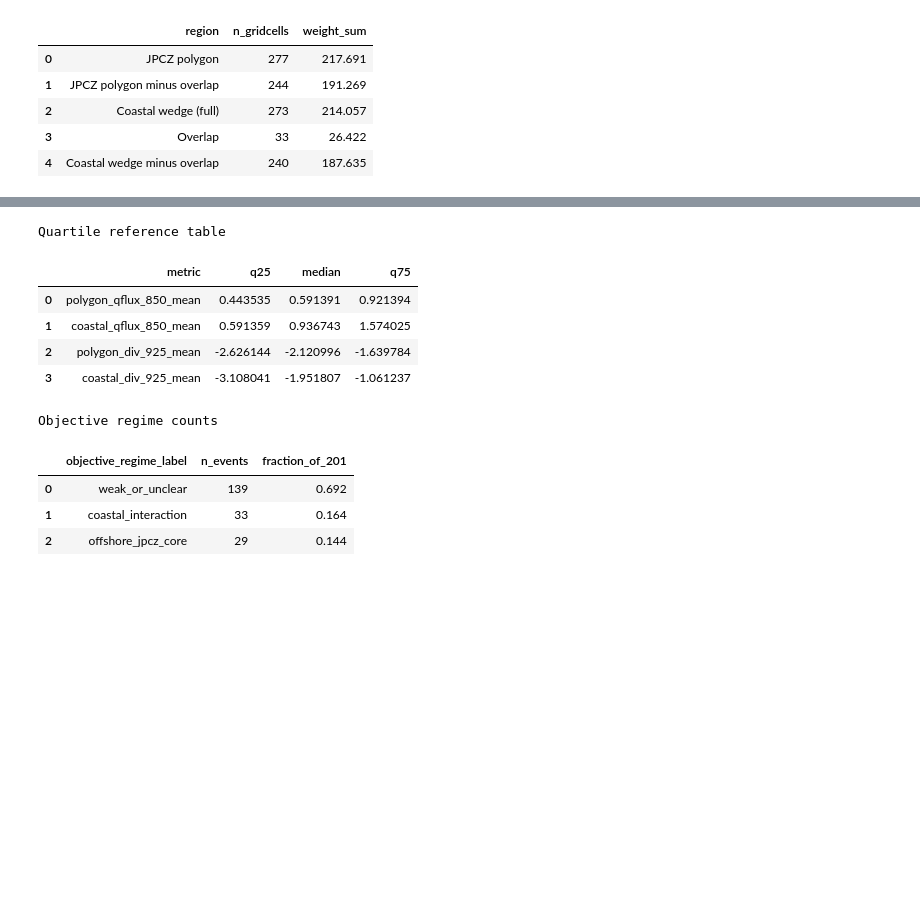
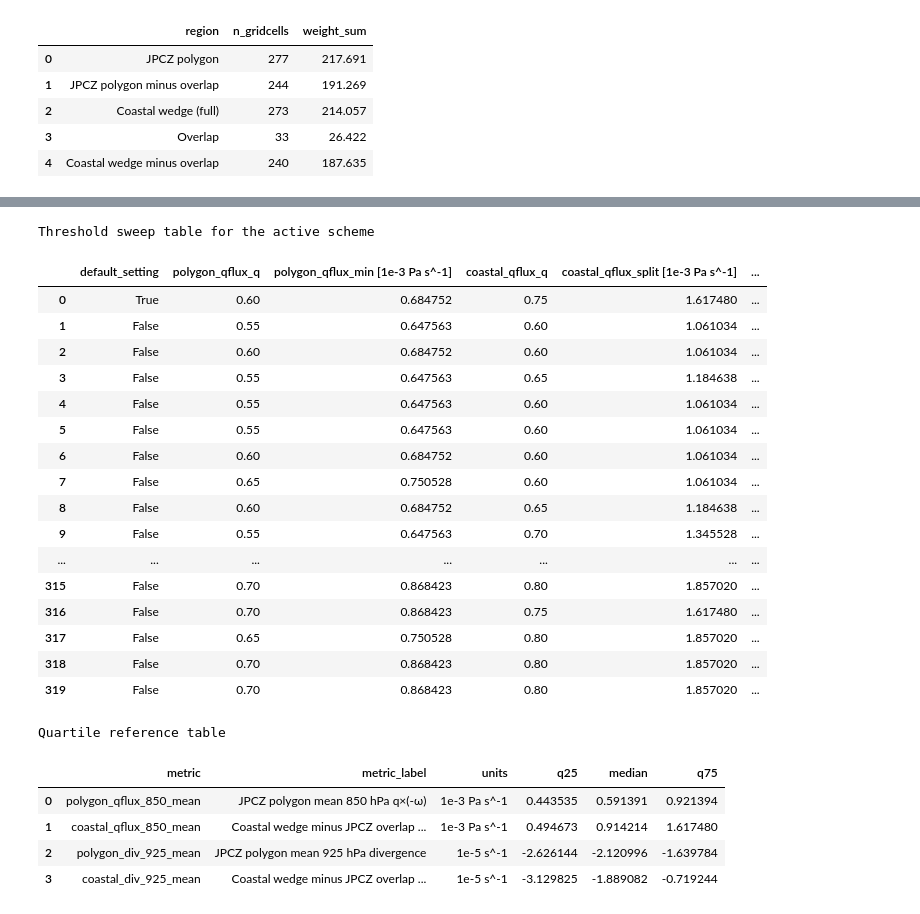
Before and after one commit to angelicasophyaramirez-blip/JPCZcatalogcolab, a Jupyter notebook: notebook16-pcolormesh/notebooks/22_objective_coastal_box_metrics_and_labels.ipynb, the cells around one changed output, grey strips where cells are left out. Saved outputs shown, nothing was run; the diff lists cells and outputs as text; code cells hidden in the pictures; blank space fills up the shorter version.

```diff
--- a/notebook16-pcolormesh/notebooks/22_objective_coastal_box_metrics_and_labels.ipynb
+++ b/notebook16-pcolormesh/notebooks/22_objective_coastal_box_metrics_and_labels.ipynb
@@ -976,6 +1112,8 @@ calc_b_scheme_outputs = build_scheme_outputs(
 
 labeled_metrics_calc_b_df = calc_b_scheme_outputs["labeled_metrics_df"]
 threshold_summary_calc_b_df = calc_b_scheme_outputs["threshold_summary_df"]
+threshold_sensitivity_calc_b_df = calc_b_scheme_outputs["threshold_sensitivity_df"]
+threshold_sensitivity_calc_b_display_df = calc_b_scheme_outputs["threshold_sensitivity_display_df"]
 quartile_reference_calc_b_df = calc_b_scheme_outputs["quartile_reference_df"]
 label_count_calc_b_df = calc_b_scheme_outputs["label_count_summary_df"]
 objective_vs_k2_calc_b_df = calc_b_scheme_outputs["objective_vs_k2_counts_df"]
@@ -984,8 +1122,11 @@ labeled_metrics_calc_b_display_df = calc_b_scheme_outputs["display_df"]
 
 print("Calculation B: full JPCZ polygon plus coastal wedge minus overlap")
 print("- The JPCZ polygon keeps the overlap. The coastal-wedge mean excludes the overlap cells.")
-print("\nTested threshold table")
+print("\nThreshold origin table (quartiles plus active threshold)")
 display(threshold_summary_calc_b_df)
+print("\nThreshold sweep table for Calculation B")
+with pd.option_context("display.max_rows", None, "display.max_columns", None):
+    display(threshold_sensitivity_calc_b_display_df)
 print("\nQuartile reference table")
 display(quartile_reference_calc_b_df)
 print("\nObjective regime counts")
@@ -1065,27 +1224,32 @@ calc_c_scheme_outputs = build_scheme_outputs(
 
 labeled_metrics_calc_c_df = calc_c_scheme_outputs["labeled_metrics_df"]
 threshold_summary_calc_c_df = calc_c_scheme_outputs["threshold_summary_df"]
+threshold_sensitivity_calc_c_df = calc_c_scheme_outputs["threshold_sensitivity_df"]
+threshold_sensitivity_calc_c_display_df = calc_c_scheme_outputs["threshold_sensitivity_display_df"]
 quartile_reference_calc_c_df = calc_c_scheme_outputs["quartile_reference_df"]
 label_count_calc_c_df = calc_c_scheme_outputs["label_count_summary_df"]
 objective_vs_k2_calc_c_df = calc_c_scheme_outputs["objective_vs_k2_counts_df"]
 objective_vs_k3_calc_c_df = calc_c_scheme_outputs["objective_vs_k3_counts_df"]
 labeled_metrics_calc_c_display_df = calc_c_scheme_outputs["display_df"]
 
-# Make Calculation C the active downstream classification by default.
-labeled_metrics_df = labeled_metrics_calc_c_df
-threshold_summary_df = threshold_summary_calc_c_df
-quartile_reference_df = quartile_reference_calc_c_df
-label_count_summary_df = label_count_calc_c_df
-objective_vs_k2_counts_df = objective_vs_k2_calc_c_df
-objective_vs_k3_counts_df = objective_vs_k3_calc_c_df
+# Make Calculation B the active downstream classification by default.
+labeled_metrics_df = labeled_metrics_calc_b_df
+threshold_summary_df = threshold_summary_calc_b_df
+threshold_sensitivity_df = threshold_sensitivity_calc_b_df
+threshold_sensitivity_display_df = threshold_sensitivity_calc_b_display_df
+quartile_reference_df = quartile_reference_calc_b_df
+label_count_summary_df = label_count_calc_b_df
+objective_vs_k2_counts_df = objective_vs_k2_calc_b_df
+objective_vs_k3_counts_df = objective_vs_k3_calc_b_df
 polygon_region_weight_field_active = weights_polygon
 polygon_region_label_active = "JPCZ polygon"
-coastal_region_weight_field_active = weights_coastal_full
-coastal_region_label_active = "Coastal wedge (full)"
+coastal_region_weight_field_active = weights_coastal_only
+coastal_region_label_active = "Coastal wedge minus JPCZ overlap"
 
 # Save the active outputs to the standard notebook paths.
 labeled_metrics_df.to_csv(EVENT_METRICS_PATH, index=False)
 threshold_summary_df.to_csv(THRESHOLD_TABLE_PATH, index=False)
+threshold_sensitivity_df.to_csv(THRESHOLD_SENSITIVITY_PATH, index=False)
 quartile_reference_df.to_csv(OBJECTIVE_EXPORT_DIR / "objective_coastal_box_quartile_reference.csv", index=False)
 label_count_summary_df.to_csv(LABEL_COUNT_SUMMARY_PATH, index=False)
 objective_vs_k2_counts_df.to_csv(OBJECTIVE_K2_CROSSTAB_PATH)
@@ -1093,6 +1257,7 @@ objective_vs_k3_counts_df.to_csv(OBJECTIVE_K3_CROSSTAB_PATH)
 for path in [
     EVENT_METRICS_PATH,
     THRESHOLD_TABLE_PATH,
+    THRESHOLD_SENSITIVITY_PATH,
     LABEL_COUNT_SUMMARY_PATH,
     OBJECTIVE_K2_CROSSTAB_PATH,
     OBJECTIVE_K3_CROSSTAB_PATH,
@@ -1187,7 +1352,7 @@ for path in [
 
 print("Calculation C: full JPCZ polygon plus full coastal wedge")
 print("- This is the baseline setup where both regions keep the overlap.")
-print("- This is now the active downstream scheme for composites and the saved event table.")
+print("- Calculation C is the full-overlap sensitivity check only; Calculation B remains the active downstream scheme.")
 print("\nTested threshold table")
 display(threshold_summary_calc_c_df)
 print("\nQuartile reference table")
@@ -1491,6 +1657,7 @@ Saved Notebook 22 objective-group composite plots
 # %%
 required_globals = [
     "threshold_summary_df",
+    "threshold_sensitivity_display_df",
     "quartile_reference_df",
     "label_count_summary_df",
     "objective_vs_k2_counts_df",
@@ -1506,13 +1673,16 @@ if missing_globals:
 
 print("Notebook 22 summary")
 print("- This notebook follows the simplified method: coastal strip plus JPCZ polygon, moisture flux plus divergence.")
-print("- The main downstream result currently uses Calculation C, where both the JPCZ polygon and the coastal wedge keep the overlap.")
+print("- The main downstream result now uses Calculation B, where the full JPCZ polygon keeps the overlap and the coastal wedge removes it.")
 print("- Calculation A tests what changes when the overlap is removed from the polygon only.")
-print("- Calculation B tests what changes when the overlap is removed from the coastal wedge only.")
+print("- Calculation C remains the full-overlap sensitivity check.")
 print("- The Calculation C / comparison cell above shows how much the 201-event split changes across all three treatments.")
-print("- Quartiles are shown only as reference for choosing the starting thresholds.")
-print("\nTested threshold table")
+print("- The tables below show both where the active thresholds came from and how the event counts change when the thresholds are tweaked.")
+print("\nThreshold origin table (quartiles plus active threshold)")
 display(threshold_summary_df)
+print("\nThreshold sweep table for the active scheme")
+with pd.option_context("display.max_rows", None, "display.max_columns", None):
+    display(threshold_sensitivity_display_df)
 print("\nQuartile reference table")
 display(quartile_reference_df)
 print("\nObjective regime counts")
@@ -1547,11 +1717,24 @@ Tested threshold table
-Quartile reference table
+Threshold sweep table for the active scheme
-|  | metric | q25 | median | q75 |
-| 0 | polygon_qflux_850_mean | 0.443535 | 0.591391 | 0.921394 |
-| 1 | coastal_qflux_850_mean | 0.591359 | 0.936743 | 1.574025 |
-| 2 | polygon_div_925_mean | -2.626144 | -2.120996 | -1.639784 |
-| 3 | coastal_div_925_mean | -3.108041 | -1.951807 | -1.061237 |
+|  | default_setting | polygon_qflux_q | polygon_qflux_min [1e-3 Pa s^-1] | coastal_qflux_q | coastal_qflux_split [1e-3 Pa s^-1] | ... |
+| 0 | True | 0.60 | 0.684752 | 0.75 | 1.617480 | ... |
+| 1 | False | 0.55 | 0.647563 | 0.60 | 1.061034 | ... |
+| 2 | False | 0.60 | 0.684752 | 0.60 | 1.061034 | ... |
+| 3 | False | 0.55 | 0.647563 | 0.65 | 1.184638 | ... |
+| 4 | False | 0.55 | 0.647563 | 0.60 | 1.061034 | ... |
+| 5 | False | 0.55 | 0.647563 | 0.60 | 1.061034 | ... |
+| 6 | False | 0.60 | 0.684752 | 0.60 | 1.061034 | ... |
+| 7 | False | 0.65 | 0.750528 | 0.60 | 1.061034 | ... |
+| 8 | False | 0.60 | 0.684752 | 0.65 | 1.184638 | ... |
+| 9 | False | 0.55 | 0.647563 | 0.70 | 1.345528 | ... |
+| ... | ... | ... | ... | ... | ... | ... |
+| 315 | False | 0.70 | 0.868423 | 0.80 | 1.857020 | ... |
+| 316 | False | 0.70 | 0.868423 | 0.75 | 1.617480 | ... |
+| 317 | False | 0.65 | 0.750528 | 0.80 | 1.857020 | ... |
+| 318 | False | 0.70 | 0.868423 | 0.80 | 1.857020 | ... |
+| 319 | False | 0.70 | 0.868423 | 0.80 | 1.857020 | ... |
-Objective regime counts
+Quartile reference table
-|  | objective_regime_label | n_events | fraction_of_201 |
-| 0 | weak_or_unclear | 139 | 0.692 |
-| 1 | coastal_interaction | 33 | 0.164 |
-| 2 | offshore_jpcz_core | 29 | 0.144 |
+|  | metric | metric_label | units | q25 | median | q75 |
+| 0 | polygon_qflux_850_mean | JPCZ polygon mean 850 hPa q×(-ω) | 1e-3 Pa s^-1 | 0.443535 | 0.591391 | 0.921394 |
+| 1 | coastal_qflux_850_mean | Coastal wedge minus JPCZ overlap ... | 1e-3 Pa s^-1 | 0.494673 | 0.914214 | 1.617480 |
+| 2 | polygon_div_925_mean | JPCZ polygon mean 925 hPa divergence | 1e-5 s^-1 | -2.626144 | -2.120996 | -1.639784 |
+| 3 | coastal_div_925_mean | Coastal wedge minus JPCZ overlap ... | 1e-5 s^-1 | -3.129825 | -1.889082 | -0.719244 |
```
Also changed, not shown: parts of 9 cells of this notebook.
